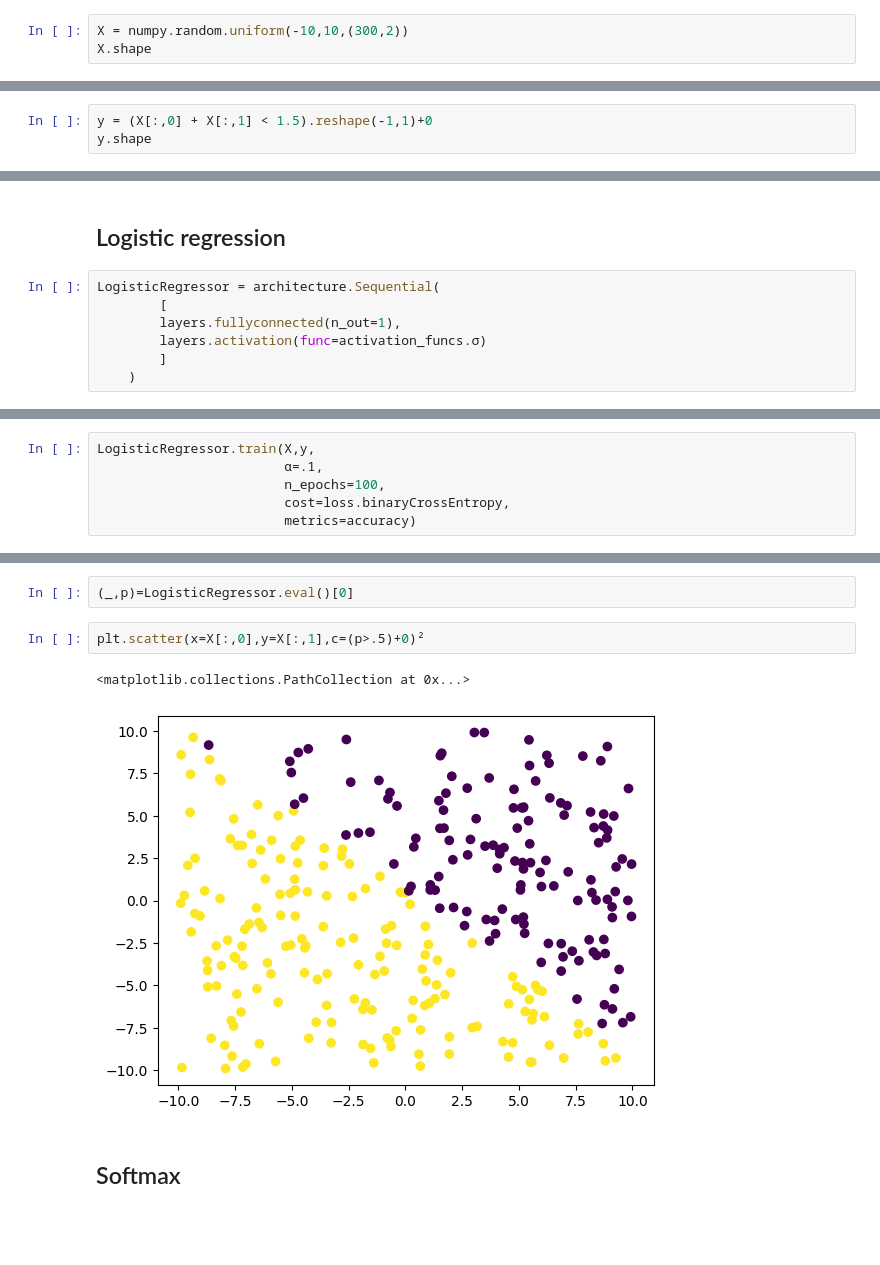
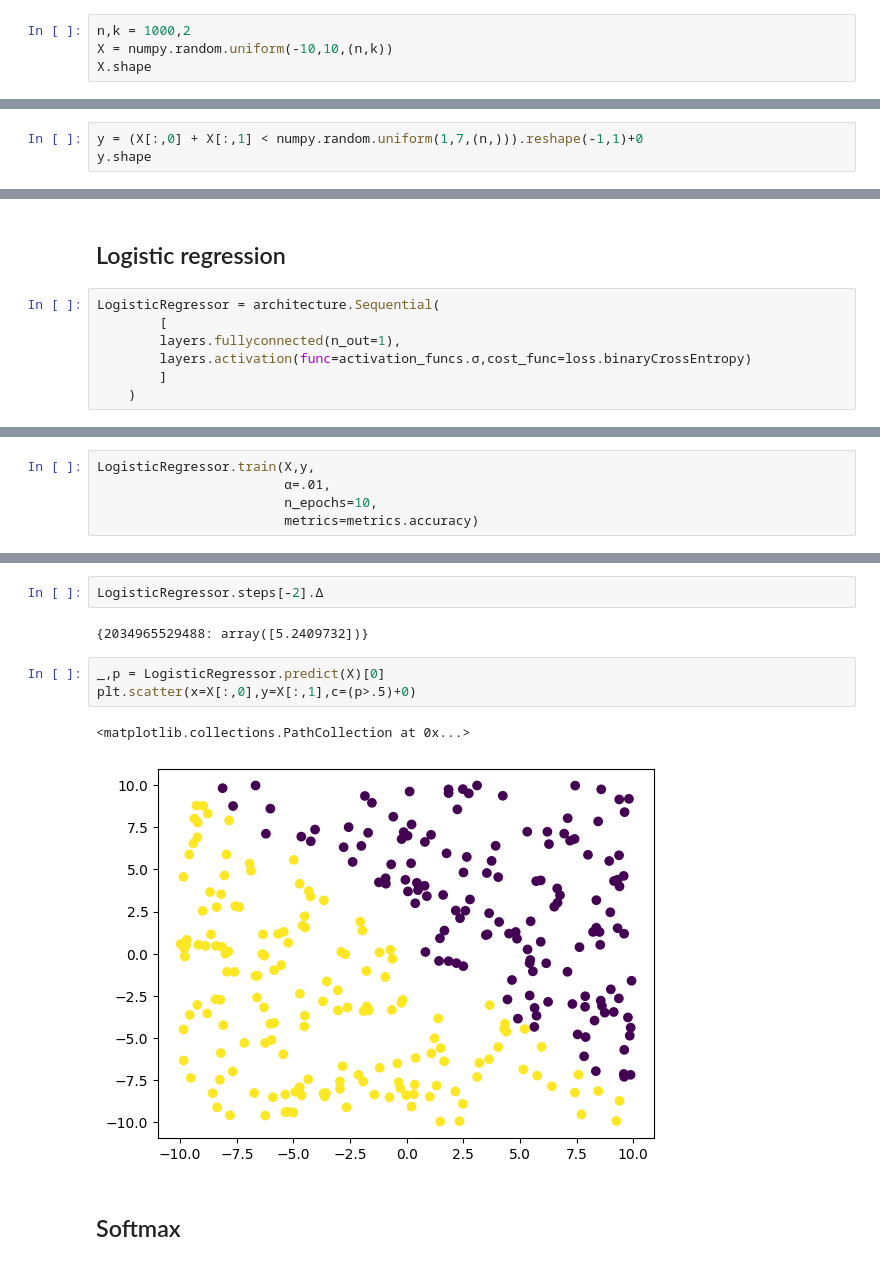
Before and after one commit to atkamara/deeplearning, a Jupyter notebook: Classifying non linear data.ipynb, the cells around one changed output, grey strips where cells are left out. Drawn from its saved outputs; the diff is of its cells as text; blank space fills up the shorter version.

```diff
--- a/Classifying non linear data.ipynb
+++ b/Classifying non linear data.ipynb
@@ -44,6 +54,7 @@ import numpy
 # %% [markdown]
 # linear data
 # %%
-X = numpy.random.uniform(-10,10,(300,2))
+n,k = 1000,2
+X = numpy.random.uniform(-10,10,(n,k))
 X.shape
 # %% [output]
@@ -51,4 +62,4 @@ X.shape
 # %%
-y = (X[:,0] + X[:,1] < 1.5).reshape(-1,1)+0
+y = (X[:,0] + X[:,1] < numpy.random.uniform(1,7,(n,))).reshape(-1,1)+0
 y.shape
 # %% [output]
@@ -64,6 +75,6 @@ plt.scatter(x=X[:,0],y=X[:,1],c=y)
 LogisticRegressor = architecture.Sequential(
         [
         layers.fullyconnected(n_out=1),
-        layers.activation(func=activation_funcs.σ)
+        layers.activation(func=activation_funcs.σ,cost_func=loss.binaryCrossEntropy)
         ]
     )
@@ -75,7 +81,6 @@ class accuracy(metrics.accuracy):
 # %%
 LogisticRegressor.train(X,y,
-                        α=.1,
-                        n_epochs=100,
-                        cost=loss.binaryCrossEntropy,
-                        metrics=accuracy)
+                        α=.01,
+                        n_epochs=10,
+                        metrics=metrics.accuracy)
 # %% [output]
@@ -99,10 +97,13 @@ epoch 99 batch slice(0, 300, None) metrics 0.97 cost 0.1035578205824624
-# %%
-(_,p)=LogisticRegressor.eval()[0]
+# %%
+LogisticRegressor.steps[-2].Δ
+# %% [output]
+{2034965529488: array([5.2409732])}
 # %%
-plt.scatter(x=X[:,0],y=X[:,1],c=(p>.5)+0)²
+_,p = LogisticRegressor.predict(X)[0]
+plt.scatter(x=X[:,0],y=X[:,1],c=(p>.5)+0)
 # %% [output]
 <matplotlib.collections.PathCollection at 0x...>
-[figure, old version]
+[figure, new version]
 # %% [markdown]
 ## Softmax
 # %%
```
Also changed, not shown: parts of 27 cells of this notebook, 14 other files.
